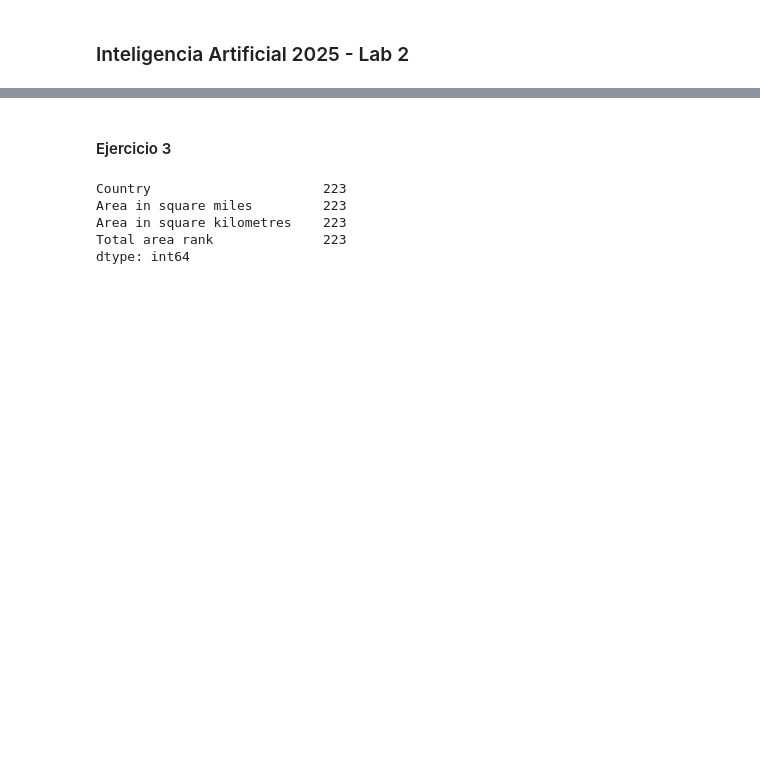
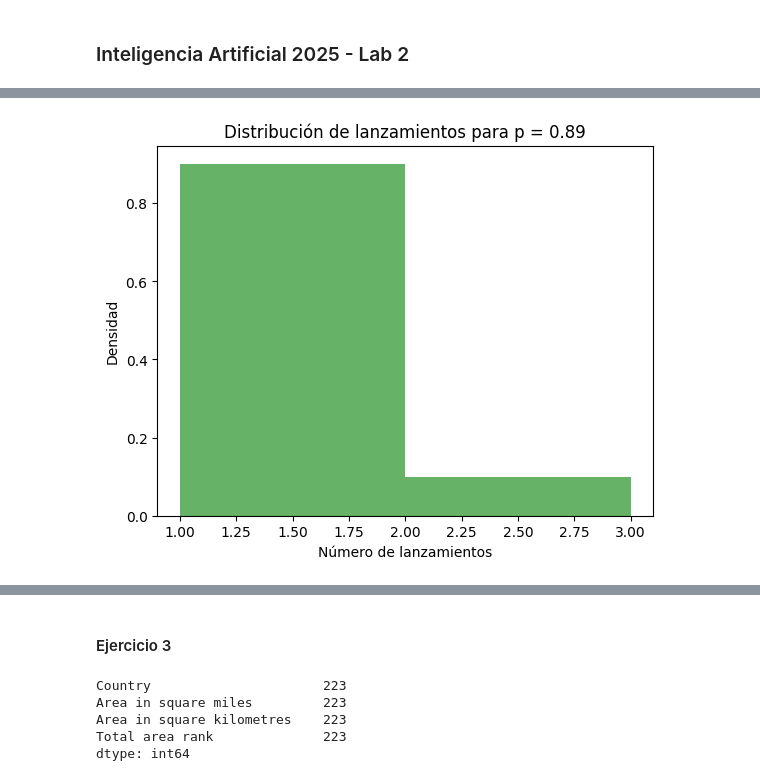
Before and after one commit to MarchMol/ia_lab2, a Jupyter notebook: incisos.ipynb, the cells around one changed output, grey strips where cells are left out. Saved outputs shown, nothing was run; the diff lists cells and outputs as text; code cells hidden in the pictures; blank space fills up the shorter version.

```diff
--- a/incisos.ipynb
+++ b/incisos.ipynb
@@ -12,0 +19,27 @@ import analisis
+# %%
+def simular_lanzamientos(p, N):
+    lanzamientos = []
+
+    for _ in range(N):
+        intentos = 0
+        while np.random.rand() > p:
+            intentos += 1
+        lanzamientos.append(intentos + 1)  # Agregamos 1 porque el primer éxito ocurre en el intento n+1
+
+    return lanzamientos
+
+# Parámetros
+p = float(input("Introduce la probabilidad de éxito p (0 < p < 1): "))
+N = 1000
+
+# Simulamos lanzamientos
+lanzamientos = simular_lanzamientos(p, N)
+
+# Visualizamos la distribución
+plt.hist(lanzamientos, bins=range(1, max(lanzamientos) + 1), density=True, alpha=0.6, color='g')
+plt.title(f"Distribución de lanzamientos para p = {p}")
+plt.xlabel("Número de lanzamientos")
+plt.ylabel("Densidad")
+plt.show()
+# %% [output]
+[figure, added]
```
Also changed, not shown: parts of 6 cells of this notebook.
